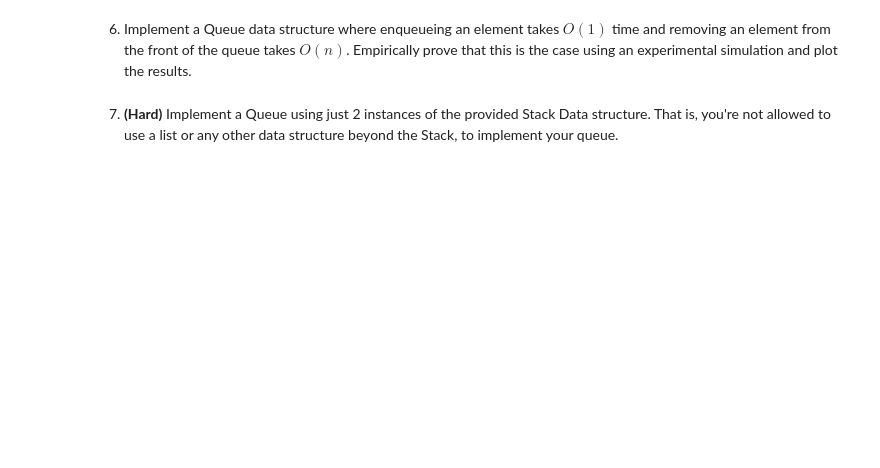
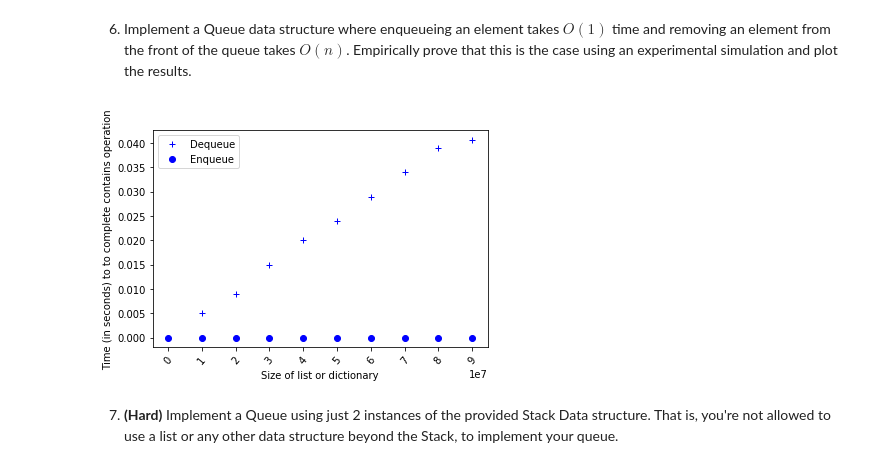
Before and after one commit to Marrnj2/A-DFirstAssesment, a Jupyter notebook: _Assessment1/assessment1.ipynb, the cells around one changed output. Drawn from its saved outputs; the diff is of its cells as text; code cells hidden in the pictures; blank space fills up the shorter version.

```diff
--- a/_Assessment1/assessment1.ipynb
+++ b/_Assessment1/assessment1.ipynb
@@ -295,3 +271,67 @@ class Queue:
+# %%
+%matplotlib inline
+import timeit
+import time
+import random
+import matplotlib.pyplot as plt
+class Queue:
+    def __init__(self):
+        self.items = []
+
+    def isEmpty(self):
+        return self.items == []
+
+    def enqueue(self, item):
+        self.items.append(item)
+
+    def dequeue(self):
+        return self.items.pop(0)
+
+    def size(self):
+        return len(self.items)
+pzList = []
+ptList = []
+
+
+listSizeStart = 1000
+listSizeEnd = 100000001
+stepSize = 10000000
+number = 10000
+
+tQueue = Queue()
+eQueue = Queue()
+
+for i in range(listSizeStart,listSizeEnd,stepSize):
+
+    tQueue = Queue()
+    for n in range(0,i):
+        tQueue.enqueue(n)
+
+    enStartTime = time.time()
+    # b+ is for "blue cross"
+    tQueue.enqueue(i)
+    enEndTime = time.time()
+    pzList.append(enEndTime - enStartTime)
+
+    deStartTime =  time.time()
+
+    # "bo" is for "blue dot"
+    tQueue.dequeue()
+    deEndTime = time.time()
+    ptList.append( deEndTime-deStartTime )
+
+# b+ is for "blue cross"
+plt.plot(range(listSizeStart,listSizeEnd,stepSize), ptList, 'b+', label='Dequeue')
+# "bo" is for "blue dot"
+plt.plot(range(listSizeStart,listSizeEnd,stepSize), pzList, 'bo', label='Enqueue')
+plt.ylabel('Time (in seconds) to to complete contains operation')
+plt.xlabel('Size of list or dictionary')
+plt.legend()
+plt.xticks(range(listSizeStart,listSizeEnd,stepSize))
+plt.xticks(rotation=50)
+plt.show()
+# %% [output]
+[figure, added]
 # %% [markdown]
 <ol start="7">
 <li>
```
Also changed, not shown: parts of 7 cells of this notebook.
